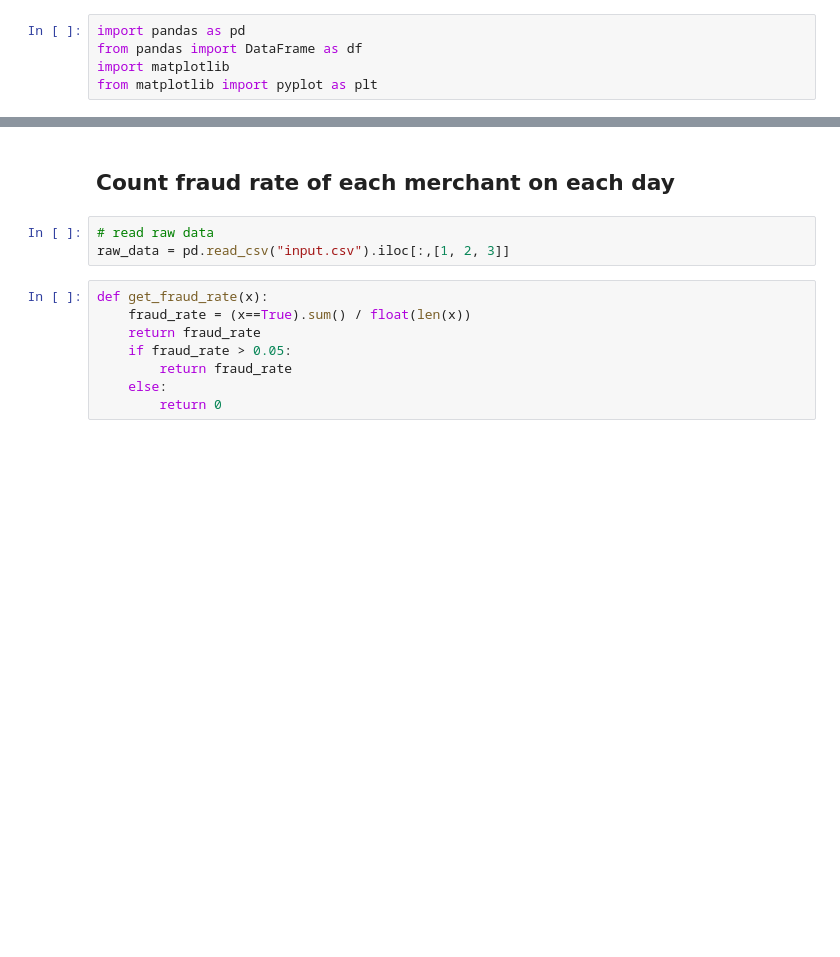
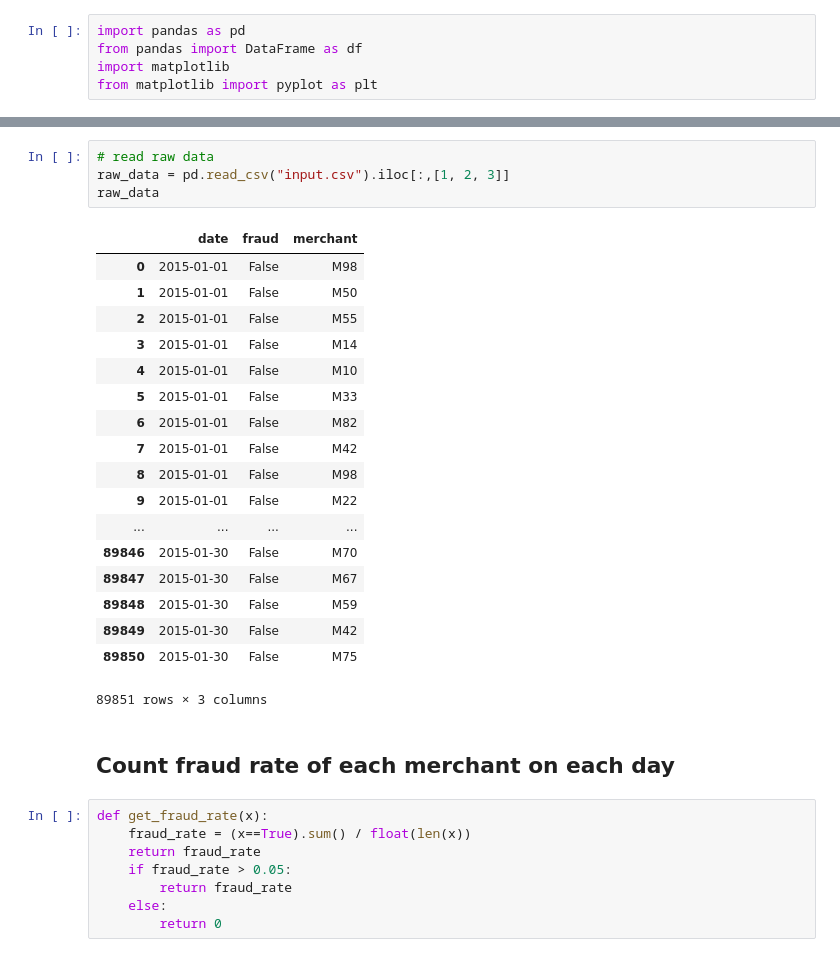
Before and after one commit to HANDSOMEJACKANDY/Point-of-Compromise-Detection, a Jupyter notebook: Data_Visualizer.ipynb, the cells around one changed output, grey strips where cells are left out. Saved outputs shown, nothing was run; the diff lists cells and outputs as text; blank space fills up the shorter version.

```diff
--- a/Data_Visualizer.ipynb
+++ b/Data_Visualizer.ipynb
@@ -8,8 +13,28 @@ from matplotlib import pyplot as plt
+# %%
+# read raw data
+raw_data = pd.read_csv("input.csv").iloc[:,[1, 2, 3]]
+raw_data
+# %% [output]
+|  | date | fraud | merchant |
+| 0 | 2015-01-01 | False | M98 |
+| 1 | 2015-01-01 | False | M50 |
+| 2 | 2015-01-01 | False | M55 |
+| 3 | 2015-01-01 | False | M14 |
+| 4 | 2015-01-01 | False | M10 |
+| 5 | 2015-01-01 | False | M33 |
+| 6 | 2015-01-01 | False | M82 |
+| 7 | 2015-01-01 | False | M42 |
+| 8 | 2015-01-01 | False | M98 |
+| 9 | 2015-01-01 | False | M22 |
+| ... | ... | ... | ... |
+| 89846 | 2015-01-30 | False | M70 |
+| 89847 | 2015-01-30 | False | M67 |
+| 89848 | 2015-01-30 | False | M59 |
+| 89849 | 2015-01-30 | False | M42 |
+| 89850 | 2015-01-30 | False | M75 |
+89851 rows × 3 columns
 # %% [markdown]
 ## Count fraud rate of each merchant on each day
-# %%
-# read raw data
-raw_data = pd.read_csv("input.csv").iloc[:,[1, 2, 3]]
 # %%
 def get_fraud_rate(x):
     fraud_rate = (x==True).sum() / float(len(x))
```
Also changed, not shown: parts of 3 cells of this notebook.
